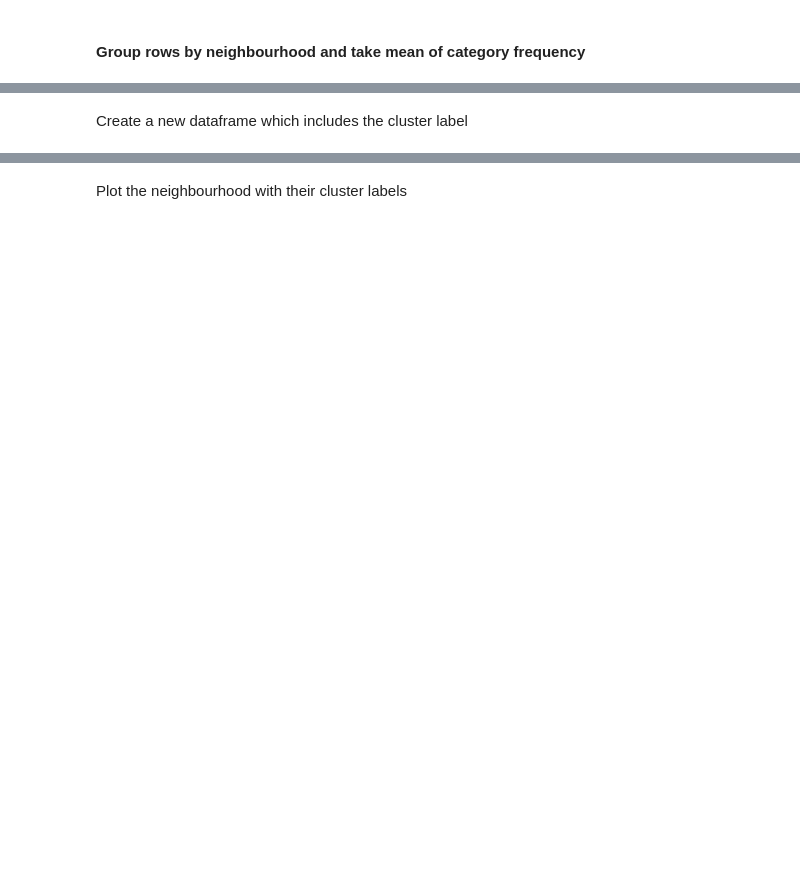
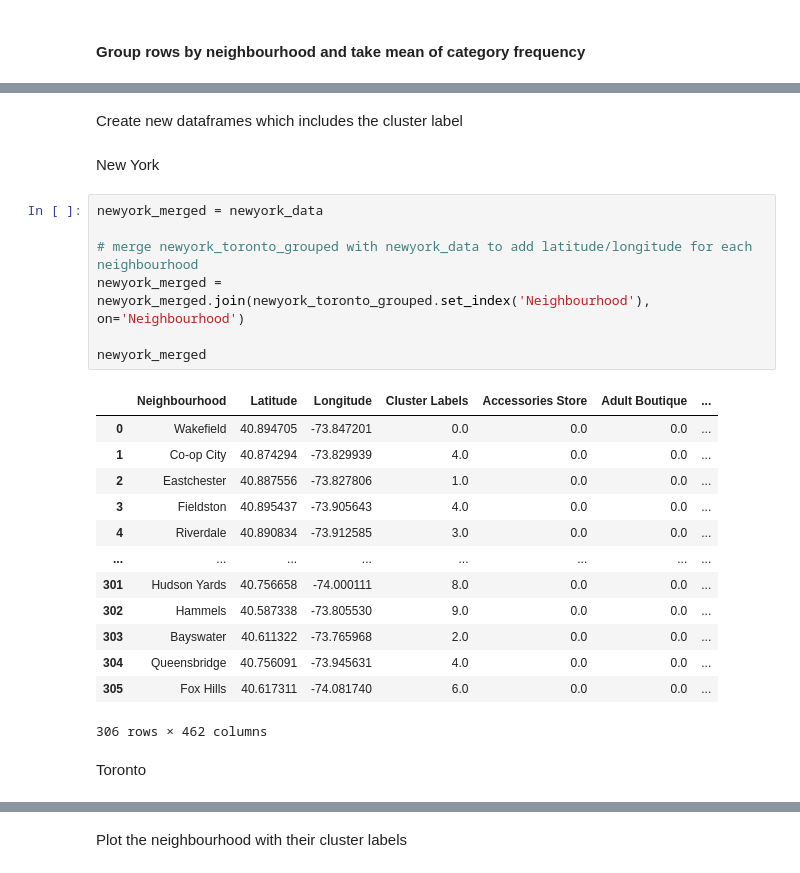
Before and after one commit to procal/Coursera_Capstone, a Jupyter notebook: Coursera Capstone Week 3.ipynb, the cells around one changed output, grey strips where cells are left out. Cells and saved outputs as stored; diff of their text form; blank space fills up the shorter version.

```diff
--- a/Coursera Capstone Week 3.ipynb
+++ b/Coursera Capstone Week 3.ipynb
@@ -550,3 +488,28 @@ array([1, 1, 1, 1, 1, 1, 1, 1, 1, 1])
 # %% [markdown]
-Create a new dataframe which includes the cluster label
+Create new dataframes which includes the cluster label
+# %% [markdown]
+New York
+# %%
+newyork_merged = newyork_data
+
+# merge newyork_toronto_grouped with newyork_data to add latitude/longitude for each neighbourhood
+newyork_merged = newyork_merged.join(newyork_toronto_grouped.set_index('Neighbourhood'), on='Neighbourhood')
+
+newyork_merged
+# %% [output]
+|  | Neighbourhood | Latitude | Longitude | Cluster Labels | Accessories Store | Adult Boutique | ... |
+| 0 | Wakefield | 40.894705 | -73.847201 | 0.0 | 0.0 | 0.0 | ... |
+| 1 | Co-op City | 40.874294 | -73.829939 | 4.0 | 0.0 | 0.0 | ... |
+| 2 | Eastchester | 40.887556 | -73.827806 | 1.0 | 0.0 | 0.0 | ... |
+| 3 | Fieldston | 40.895437 | -73.905643 | 4.0 | 0.0 | 0.0 | ... |
+| 4 | Riverdale | 40.890834 | -73.912585 | 3.0 | 0.0 | 0.0 | ... |
+| ... | ... | ... | ... | ... | ... | ... | ... |
+| 301 | Hudson Yards | 40.756658 | -74.000111 | 8.0 | 0.0 | 0.0 | ... |
+| 302 | Hammels | 40.587338 | -73.805530 | 9.0 | 0.0 | 0.0 | ... |
+| 303 | Bayswater | 40.611322 | -73.765968 | 2.0 | 0.0 | 0.0 | ... |
+| 304 | Queensbridge | 40.756091 | -73.945631 | 4.0 | 0.0 | 0.0 | ... |
+| 305 | Fox Hills | 40.617311 | -74.081740 | 6.0 | 0.0 | 0.0 | ... |
+306 rows × 462 columns
+# %% [markdown]
+Toronto
 # %%
```
Also changed, not shown: parts of 88 cells of this notebook.
